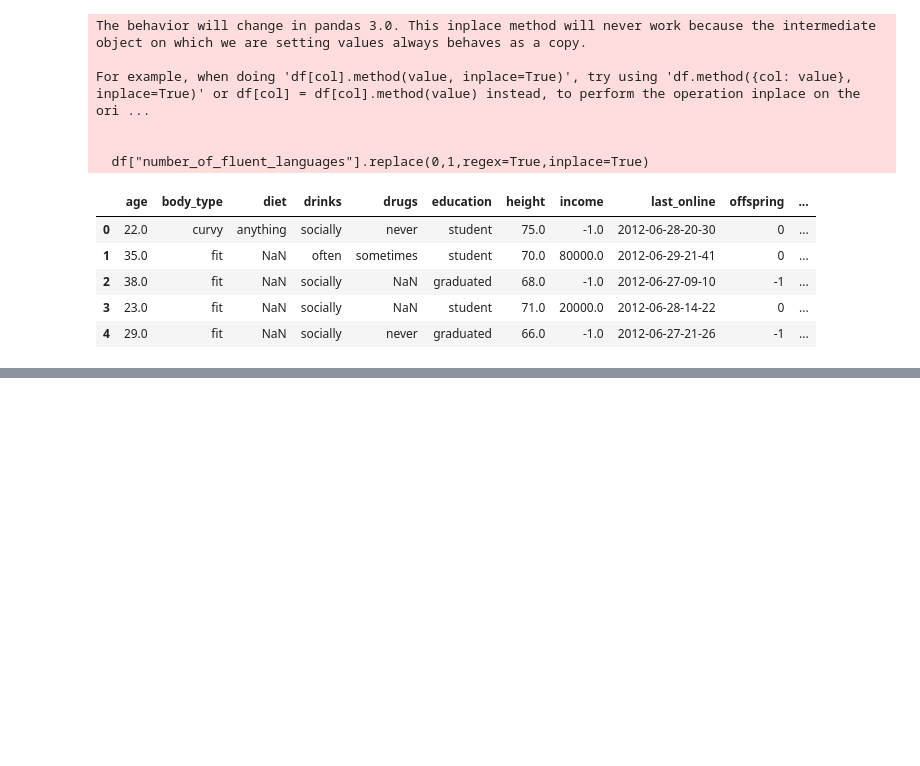
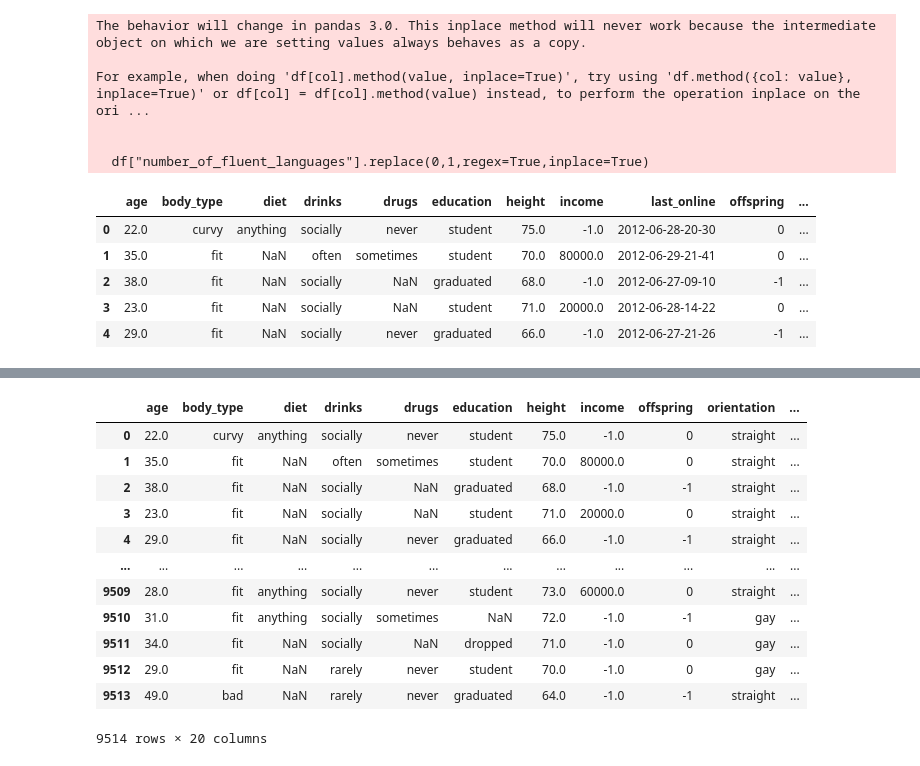
Before and after one commit to mmeliht/Artificial_Intelligence_Course, a Jupyter notebook: week5_homework/Three generations seeking romance - Regression & Classification.ipynb, the cells around one changed output, grey strips where cells are left out. Cells and saved outputs as stored; diff of their text form; code cells hidden in the pictures; blank space fills up the shorter version.

```diff
--- a/week5_homework/Three generations seeking romance - Regression & Classification.ipynb
+++ b/week5_homework/Three generations seeking romance - Regression & Classification.ipynb
@@ -554,0 +571,18 @@ df.head()
+# %%
+df["last_online_year"]=2025-(df['last_online'].str[:4]).astype(int)
+df["last_online_month"]=(df['last_online'].str[5:7]).astype(int)
+df.drop('last_online',axis=1)
+# %% [output]
+|  | age | body_type | diet | drinks | drugs | education | height | income | offspring | orientation | ... |
+| 0 | 22.0 | curvy | anything | socially | never | student | 75.0 | -1.0 | 0 | straight | ... |
+| 1 | 35.0 | fit | NaN | often | sometimes | student | 70.0 | 80000.0 | 0 | straight | ... |
+| 2 | 38.0 | fit | NaN | socially | NaN | graduated | 68.0 | -1.0 | -1 | straight | ... |
+| 3 | 23.0 | fit | NaN | socially | NaN | student | 71.0 | 20000.0 | 0 | straight | ... |
+| 4 | 29.0 | fit | NaN | socially | never | graduated | 66.0 | -1.0 | -1 | straight | ... |
+| ... | ... | ... | ... | ... | ... | ... | ... | ... | ... | ... | ... |
+| 9509 | 28.0 | fit | anything | socially | never | student | 73.0 | 60000.0 | 0 | straight | ... |
+| 9510 | 31.0 | fit | anything | socially | sometimes | NaN | 72.0 | -1.0 | -1 | gay | ... |
+| 9511 | 34.0 | fit | NaN | socially | NaN | dropped | 71.0 | -1.0 | 0 | gay | ... |
+| 9512 | 29.0 | fit | NaN | rarely | never | student | 70.0 | -1.0 | 0 | gay | ... |
+| 9513 | 49.0 | bad | NaN | rarely | never | graduated | 64.0 | -1.0 | -1 | straight | ... |
+9514 rows × 20 columns
```
Also changed, not shown: parts of 5 cells of this notebook.
